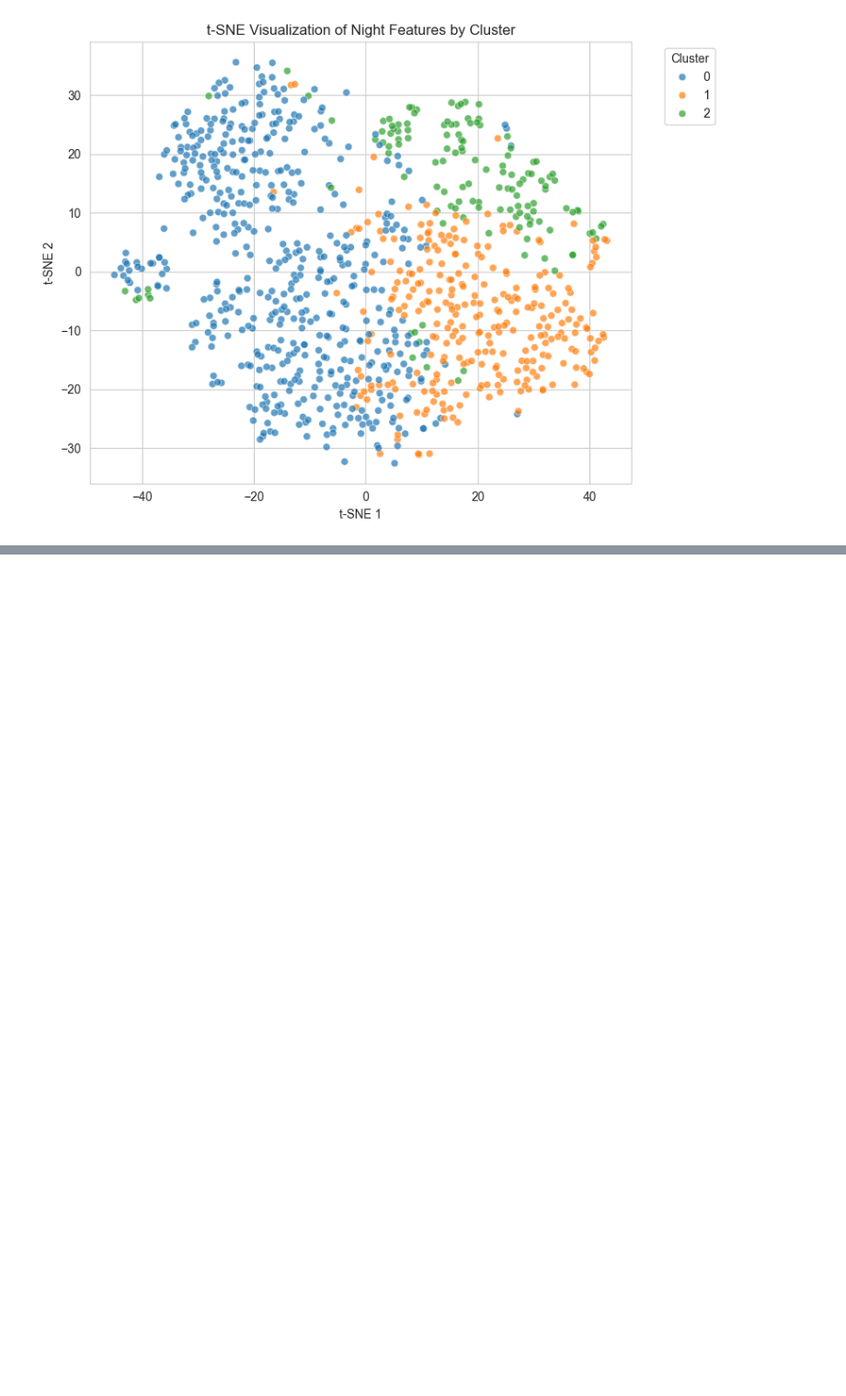
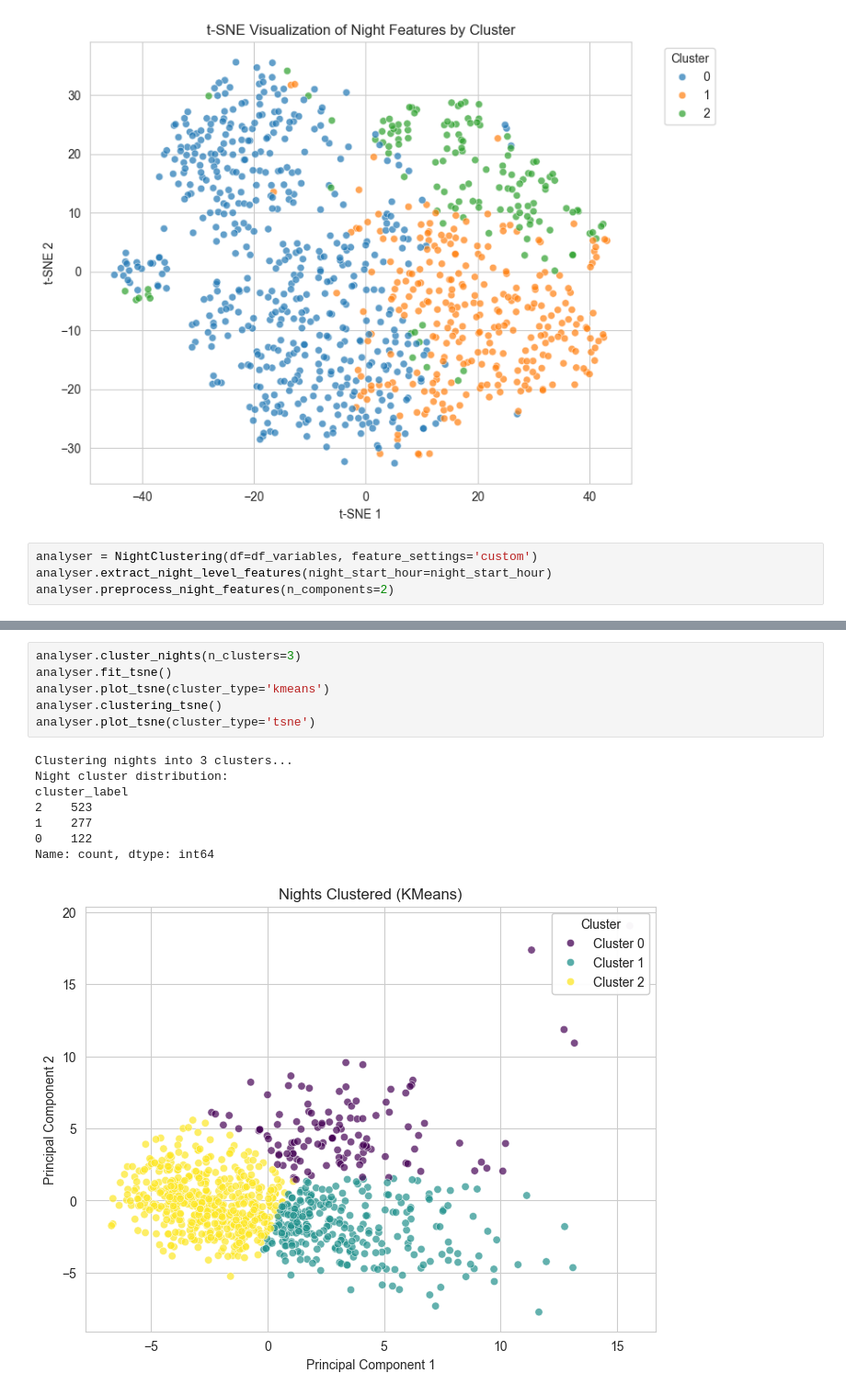
Before and after one commit to rdbrist/masters_project, a Jupyter notebook: notebooks/2.03-rd-creating-night-period-feature-extraction.ipynb, the cells around one changed output, grey strips where cells are left out. Shown at 92% size. Saved outputs shown, nothing was run; the diff lists cells and outputs as text; blank space fills up the shorter version.

```diff
--- a/notebooks/2.03-rd-creating-night-period-feature-extraction.ipynb
+++ b/notebooks/2.03-rd-creating-night-period-feature-extraction.ipynb
@@ -389,3 +385,7 @@ tsne_results = plot_tsne(analyser, perplexity=30, max_iter=3000)
 # %% [output]
 (922, 2)
 [figure]
+# %%
+analyser = NightClustering(df=df_variables, feature_settings='custom')
+analyser.extract_night_level_features(night_start_hour=night_start_hour)
+analyser.preprocess_night_features(n_components=2)
@@ -391,0 +404,15 @@ tsne_results = plot_tsne(analyser, perplexity=30, max_iter=3000)
+# %%
+analyser.cluster_nights(n_clusters=3)
+analyser.fit_tsne()
+analyser.plot_tsne(cluster_type='kmeans')
+analyser.clustering_tsne()
+analyser.plot_tsne(cluster_type='tsne')
+# %% [output]
+Clustering nights into 3 clusters...
+Night cluster distribution:
+cluster_label
+2    523
+1    277
+0    122
+Name: count, dtype: int64
+[figure, added]
```
Also changed, not shown: parts of 7 cells of this notebook, 1 other file.
